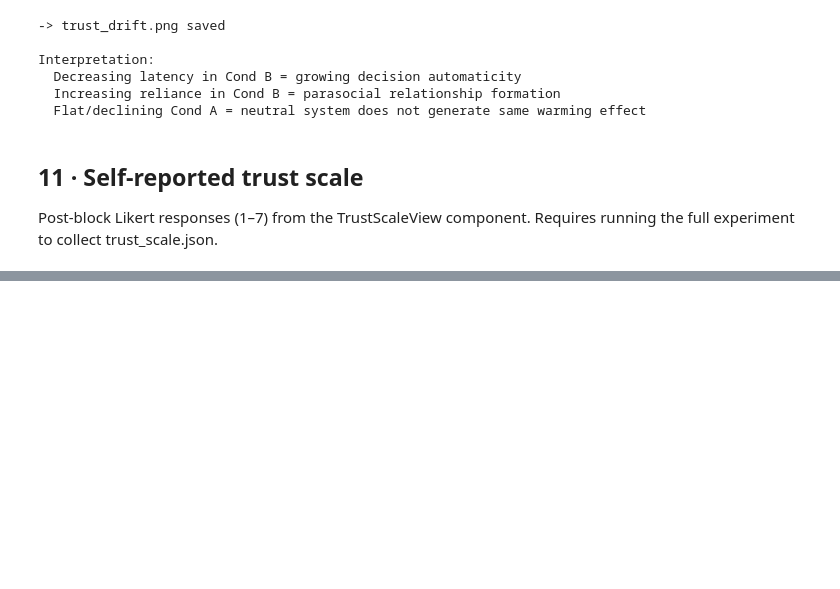
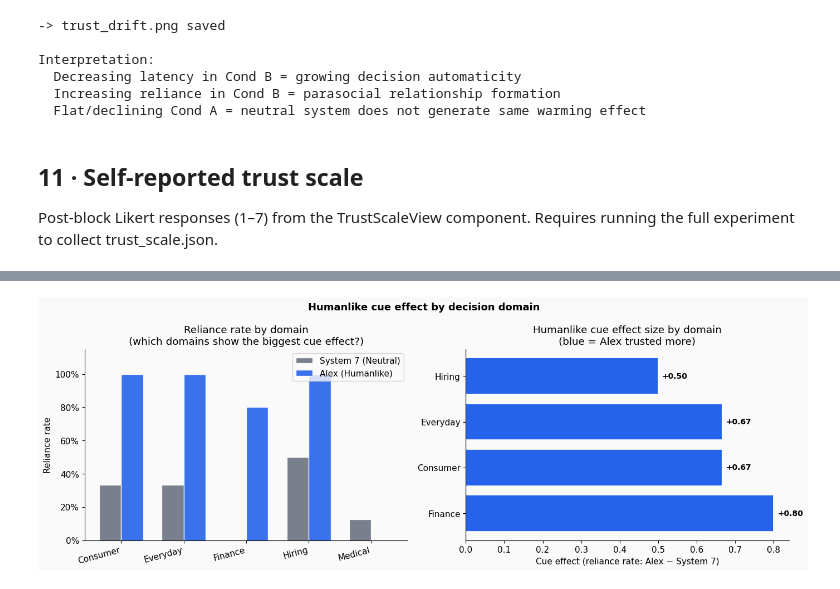
Before and after one commit to Pree46/issr-trust-attribution-system, a Jupyter notebook: analysis/trust_analysis.ipynb, the cells around one changed output, grey strips where cells are left out. Drawn from its saved outputs; the diff is of its cells as text; code cells hidden in the pictures; blank space fills up the shorter version.

```diff
--- a/analysis/trust_analysis.ipynb
+++ b/analysis/trust_analysis.ipynb
@@ -513,0 +576,79 @@ summary.round(3)
+# %%
+if 'task_domain' in df.columns:
+    domains = sorted(df['task_domain'].unique())
+    domain_stats = df.groupby(['task_domain', 'condition']).agg(
+        reliance_rate=('accepted', 'mean'),
+        mean_latency=('latency_ms', 'mean'),
+        n=('accepted', 'count'),
+    ).reset_index()
+
+    print('=== Reliance rate by domain × condition ===')
+    pivot = domain_stats.pivot_table(
+        index='task_domain', columns='condition',
+        values='reliance_rate'
+    )
+    pivot['cue_effect'] = pivot['B'] - pivot['A']
+    pivot = pivot.sort_values('cue_effect', ascending=False)
+    print(pivot.round(3))
+    print()
+    print('cue_effect = how much more participants trusted Alex vs System 7 in each domain')
+
+    fig, axes = plt.subplots(1, 2, figsize=(14, 5))
+    fig.suptitle('Humanlike cue effect by decision domain',
+                 fontsize=13, fontweight='bold')
+
+    # Grouped bar chart — reliance rate by domain × condition
+    ax = axes[0]
+    x = range(len(domains))
+    w = 0.35
+    for i, cond in enumerate(['A', 'B']):
+        vals = [domain_stats.loc[
+            (domain_stats.task_domain == d) & (domain_stats.condition == cond),
+            'reliance_rate'].values
+            for d in domains]
+        vals = [v[0] if len(v) > 0 else 0 for v in vals]
+        bars = ax.bar([xi + (i - 0.5) * w for xi in x], vals, w,
+                      label=LABELS.get(cond, cond),
+                      color=COLORS.get(cond, '#999'),
+                      edgecolor='white', alpha=0.9)
+    ax.set_xticks(list(x))
+    ax.set_xticklabels([d.capitalize() for d in domains], rotation=15, ha='right')
+    ax.set_ylabel('Reliance rate')
+    ax.set_ylim(0, 1.15)
+    ax.yaxis.set_major_formatter(mticker.PercentFormatter(1.0))
+    ax.set_title('Reliance rate by domain\n(which domains show the biggest cue effect?)')
+    ax.legend()
+
+    # Cue effect size per domain (B - A)
+    ax = axes[1]
+    effect_vals = pivot['cue_effect'].values
+    effect_domains = [d.capitalize() for d in pivot.index]
+    bar_colors = ['#2563eb' if v > 0 else '#6b7280' for v in effect_vals]
+    bars = ax.barh(effect_domains, effect_vals,
+                   color=bar_colors, edgecolor='white', linewidth=1.2)
+    ax.axvline(0, color='#333', linewidth=1, linestyle='--')
+    ax.set_xlabel('Cue effect (reliance rate: Alex − System 7)')
+    ax.set_title('Humanlike cue effect size by domain\n(blue = Alex trusted more)')
+    for bar, v in zip(bars, effect_vals):
+        ax.text(v + (0.01 if v >= 0 else -0.01), bar.get_y() + bar.get_height()/2,
+                f'{v:+.2f}', va='center',
+                ha='left' if v >= 0 else 'right', fontsize=10, fontweight='bold')
+
+    plt.tight_layout()
+    plt.savefig('domain_analysis.png', dpi=150, bbox_inches='tight')
+    plt.show()
+    print('→ domain_analysis.png saved')
+
+    # Latency by domain
+    print()
+    lat_pivot = domain_stats.pivot_table(
+        index='task_domain', columns='condition', values='mean_latency'
+    )
+    lat_pivot['latency_diff_ms'] = lat_pivot['A'] - lat_pivot['B']
+    print('=== Mean latency by domain (ms) ===')
+    print(lat_pivot.round(0))
+    print()
+    print('latency_diff_ms: how much faster participants decided with Alex vs System 7')
+else:
+    print('task_domain column not found in dataset.')
+# %% [output]
@@ -513,0 +665 @@ summary.round(3)
+[figure, added]
```
Also changed, not shown: parts of 11 cells of this notebook.
